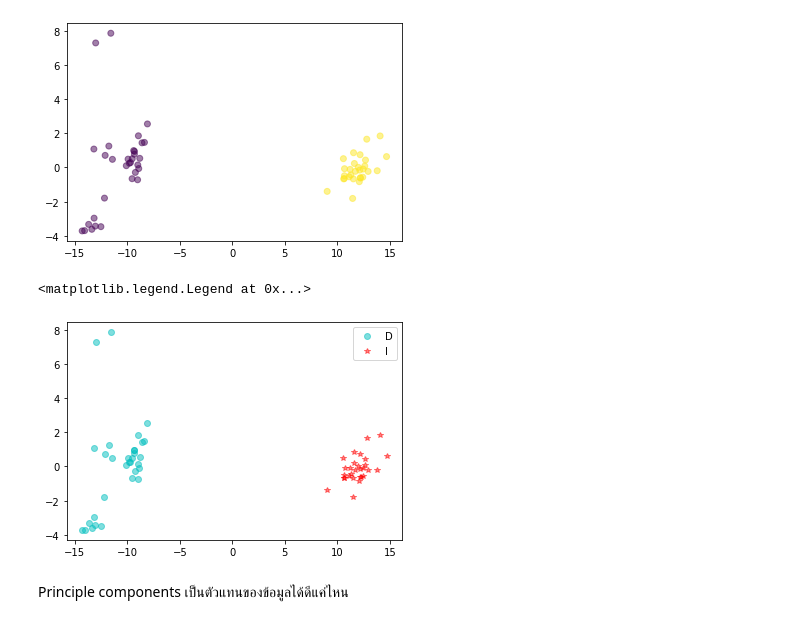
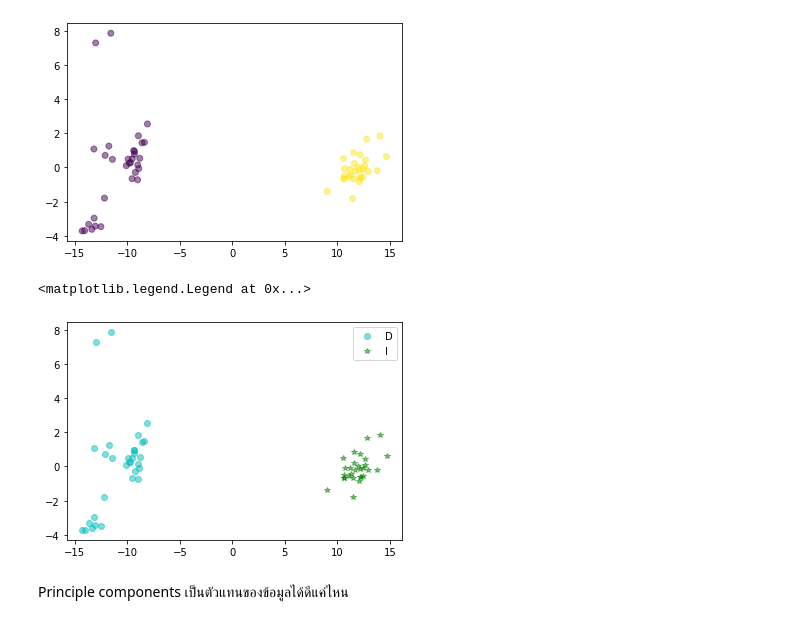
Before and after one commit to Chanunchida-May/multivariate, a Jupyter notebook: Exam01.ipynb, the cells around one changed output. Saved outputs shown, nothing was run; the diff lists cells and outputs as text; code cells hidden in the pictures.

```diff
--- a/Exam01.ipynb
+++ b/Exam01.ipynb
@@ -290,11 +291,11 @@ D_pca = pca.transform(bb[bb['brand']==3].iloc[:,1:].to_numpy())
 I_pca = pca.transform(bb[bb['brand']==8].iloc[:,1:].to_numpy())
 # %%
 plt.plot(D_pca[:,0],D_pca[:,1],'oc',alpha=0.5,label='D')
-plt.plot(I_pca[:,0],I_pca[:,1],'*r',alpha=0.5,label='I')
+plt.plot(I_pca[:,0],I_pca[:,1],'*g',alpha=0.5,label='I') # ' 'บ่งบอกถึงสัญลักษณ์ที่จะใช้plotกราฟ เเละ สี
 plt.legend()
 # %% [output]
 <matplotlib.legend.Legend at 0x...>
-[figure, old version]
+[figure, new version]
 # %% [markdown]
 Principle components เป็นตัวแทนของข้อมูลได้ดีแค่ไหน
 # %%
```
Also changed, not shown: parts of 7 cells of this notebook.
